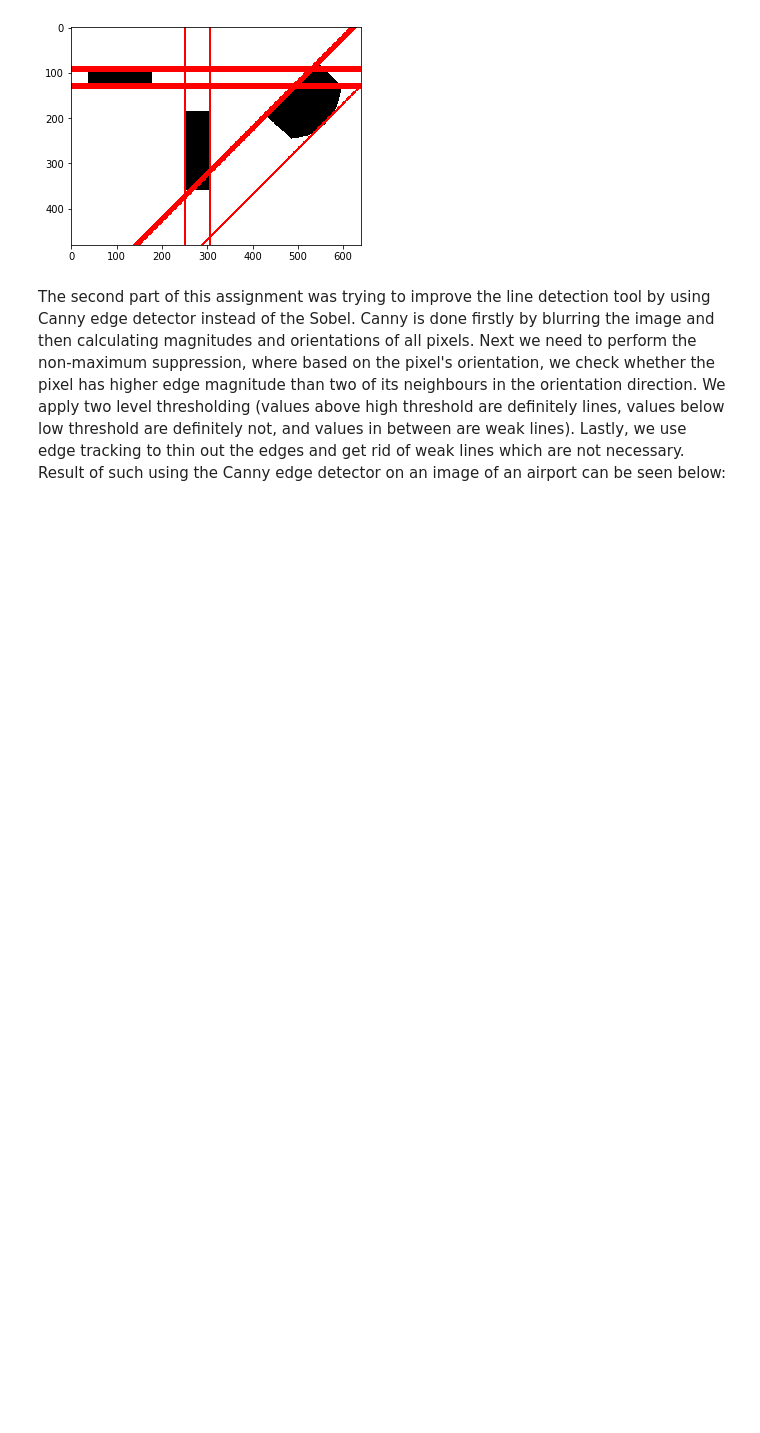
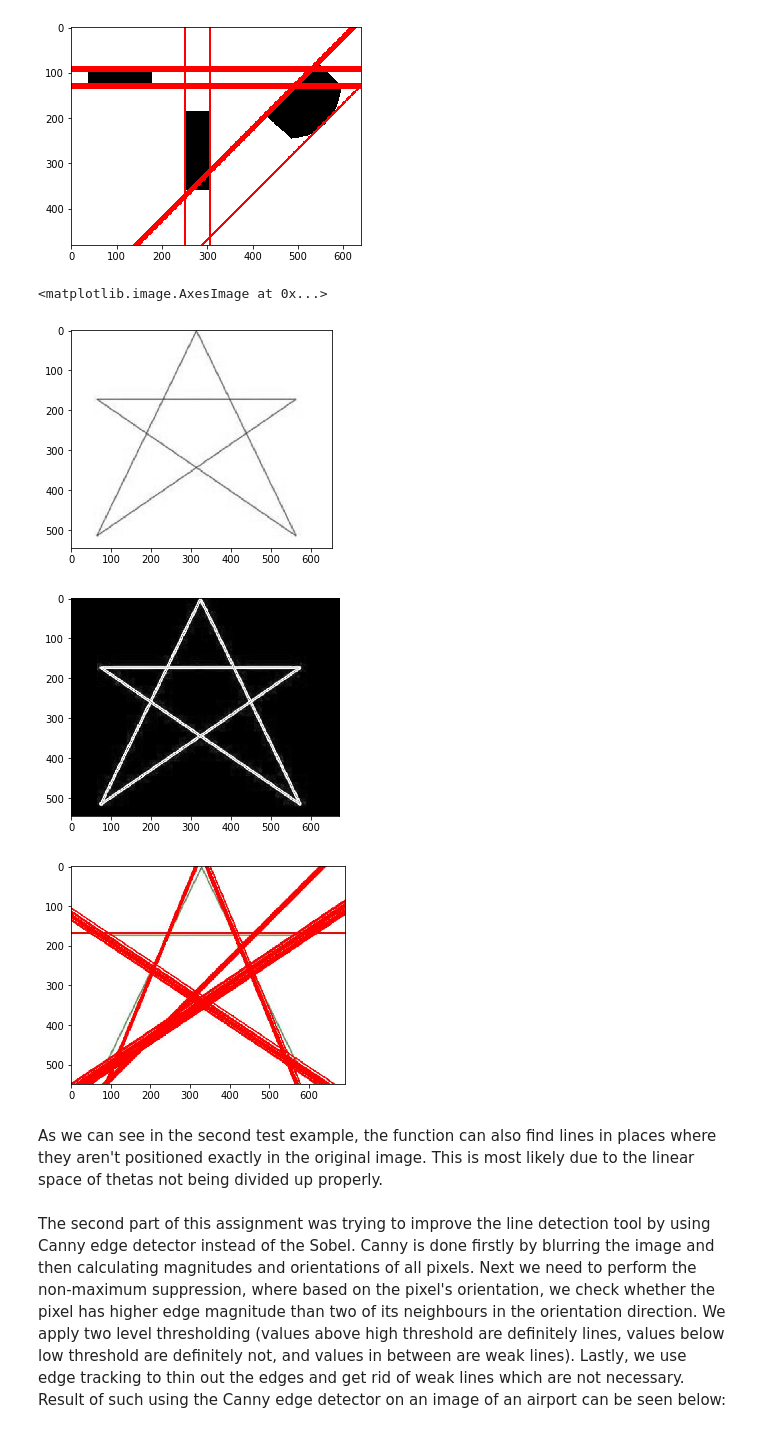
Before and after one commit to chododom/Computer-Vision, a Jupyter notebook: project3/writeup.ipynb, the cells around one changed output. Drawn from its saved outputs; the diff is of its cells as text; code cells hidden in the pictures; blank space fills up the shorter version.

```diff
--- a/project3/writeup.ipynb
+++ b/project3/writeup.ipynb
@@ -54,6 +54,30 @@ plt.imshow(imgRGB);plt.show()
 [figure]
 Strong line count: 42
 [figure]
+# %%
+import numpy as np
+from PIL import Image
+
+PIL_img = Image.open("images/star.jpg")
+img = np.array(PIL_img)
+plt.imshow(img)
+
+plt.figure()
+PIL_img = Image.open("images/star_edges.jpg")
+img = np.array(PIL_img)
+plt.imshow(img)
+
+plt.figure()
+PIL_img = Image.open("images/star_lines.jpg")
+img = np.array(PIL_img)
+plt.imshow(img)
+# %% [output]
+<matplotlib.image.AxesImage at 0x...>
+[figure, added]
+[figure, added]
+[figure, added]
+# %% [markdown]
+As we can see in the second test example, the function can also find lines in places where they aren't positioned exactly in the original image. This is most likely due to the linear space of thetas not being divided up properly.
 # %% [markdown]
 The second part of this assignment was trying to improve the line detection tool by using Canny edge detector instead of the Sobel. Canny is done firstly by blurring the image and then calculating magnitudes and orientations of all pixels. Next we need to perform the non-maximum suppression, where based on the pixel's orientation, we check whether the pixel has higher edge magnitude than two of its neighbours in the orientation direction. We apply two level thresholding (values above high threshold are definitely lines, values below low threshold are definitely not, and values in between are weak lines). Lastly, we use edge tracking to thin out the edges and get rid of weak lines which are not necessary. Result of such using the Canny edge detector on an image of an airport can be seen below:
 # %%
```
Also changed, not shown: 7 other files.
